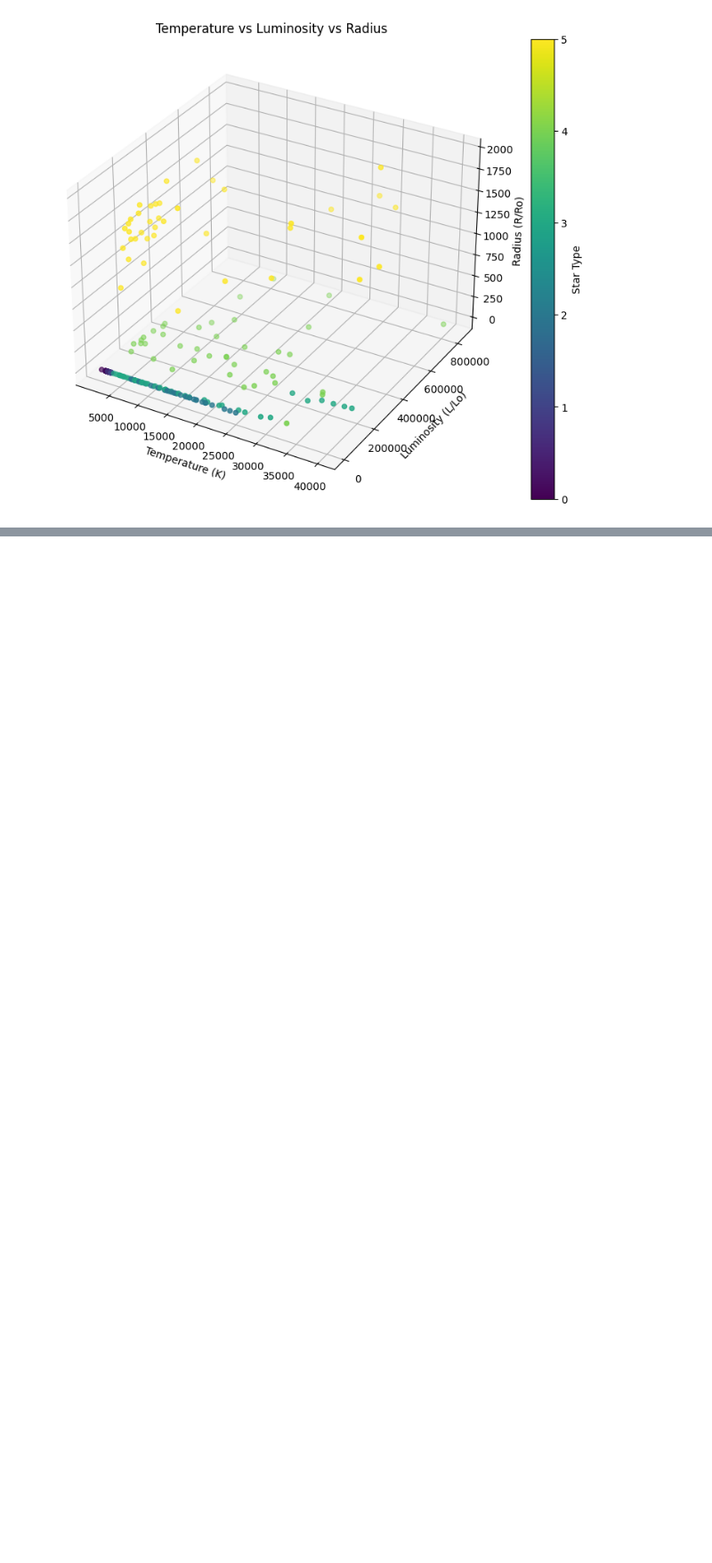
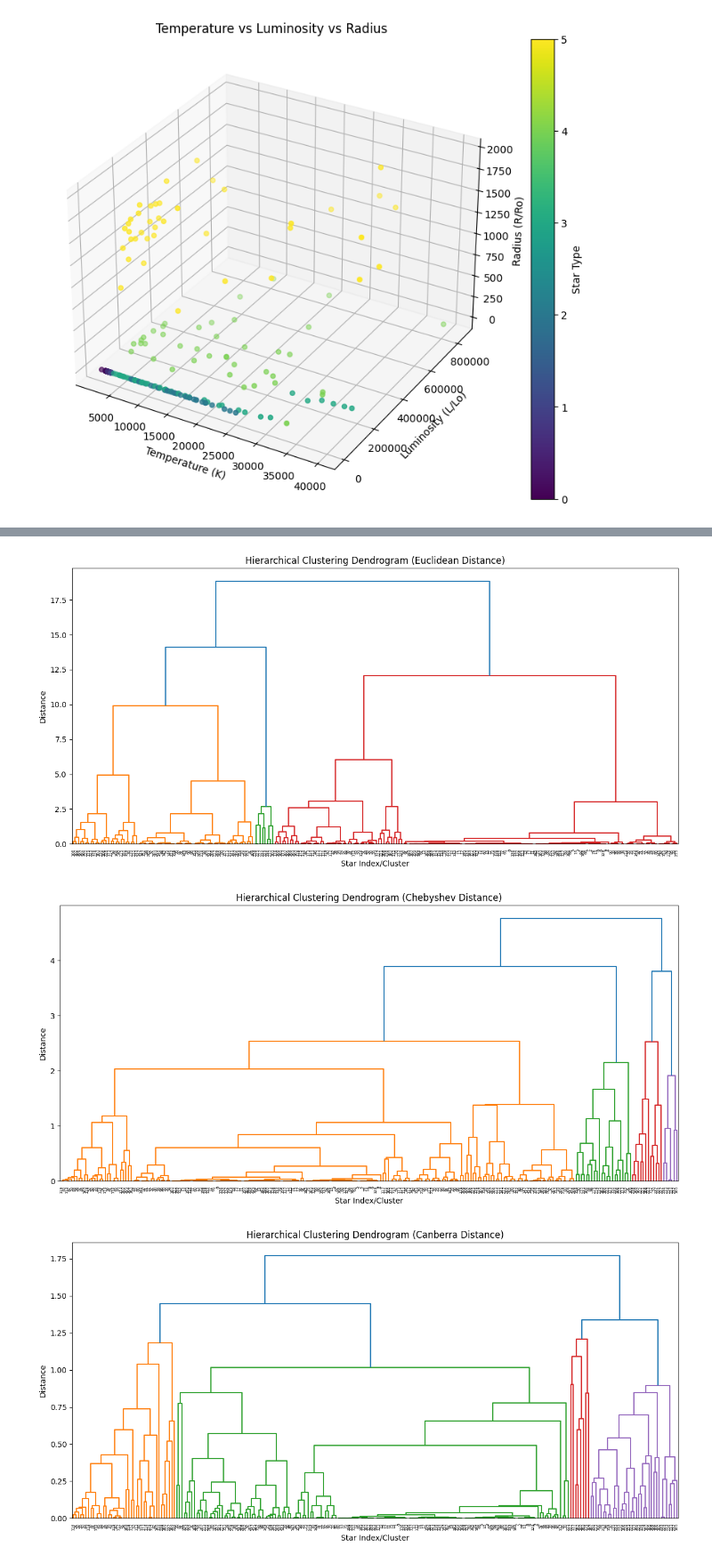
Before and after one commit to Haripritamreddy/EDA, a Jupyter notebook: EDA.ipynb, the cells around one changed output, grey strips where cells are left out. Shown at 89% size. Drawn from its saved outputs; the diff is of its cells as text; code cells hidden in the pictures; blank space fills up the shorter version.

```diff
--- a/EDA.ipynb
+++ b/EDA.ipynb
@@ -258,0 +335,70 @@ plt.show()
+# %%
+import pandas as pd
+import numpy as np
+import matplotlib.pyplot as plt
+from scipy.cluster.hierarchy import dendrogram, linkage
+from sklearn.preprocessing import StandardScaler
+
+features_for_clustering = ['Temperature (K)', 'Luminosity(L/Lo)']
+X = df[features_for_clustering]
+
+# Scale the features
+scaler = StandardScaler()
+X_scaled = scaler.fit_transform(X)
+
+# Euclidean Distance
+linked_euclidean = linkage(X_scaled, method='ward', metric='euclidean')
+plt.figure(figsize=(12, 6))
+dendrogram(linked_euclidean, orientation='top', labels=df.index, distance_sort='descending', show_leaf_counts=True)
+plt.title('Hierarchical Clustering Dendrogram (Euclidean Distance)')
+plt.xlabel('Star Index/Cluster')
+plt.ylabel('Distance')
+plt.tight_layout()
+plt.show()
+
+
+# # Manhattan Distance
+# linked_manhattan = linkage(X_scaled, method='average', metric='manhattan')
+# plt.figure(figsize=(12, 6))
+# dendrogram(linked_manhattan, orientation='top', labels=df.index, distance_sort='descending', show_leaf_counts=True)
+# plt.title('Hierarchical Clustering Dendrogram (Manhattan Distance)')
+# plt.xlabel('Star Index/Cluster')
+# plt.ylabel('Distance')
+# plt.tight_layout()
+# plt.show()
+
+# Chebyshev Distance (Maximum Distance)
+linked_chebyshev = linkage(X_scaled, method='complete', metric='chebyshev')
+plt.figure(figsize=(12, 6))
+dendrogram(linked_chebyshev, orientation='top', labels=df.index, distance_sort='descending', show_leaf_counts=True)
+plt.title('Hierarchical Clustering Dendrogram (Chebyshev Distance)')
+plt.xlabel('Star Index/Cluster')
+plt.ylabel('Distance')
+plt.tight_layout()
+plt.show()
+
+
+# Canberra Distance
+linked_canberra = linkage(X_scaled, method='average', metric='canberra')
+plt.figure(figsize=(12, 6))
+dendrogram(linked_canberra, orientation='top', labels=df.index, distance_sort='descending', show_leaf_counts=True)
+plt.title('Hierarchical Clustering Dendrogram (Canberra Distance)')
+plt.xlabel('Star Index/Cluster')
+plt.ylabel('Distance')
+plt.tight_layout()
+plt.show()
+
+
+# Minkowski Distance
+linked_minkowski = linkage(X_scaled, method='average', metric='minkowski') # p=3 here, adjust as needed
+plt.figure(figsize=(12, 6))
+dendrogram(linked_minkowski, orientation='top', labels=df.index, distance_sort='descending', show_leaf_counts=True)
+plt.title('Hierarchical Clustering Dendrogram (Minkowski Distance, p=3)')  # Indicate the p-value
+plt.xlabel('Star Index/Cluster')
+plt.ylabel('Distance')
+plt.tight_layout()
+plt.show()
+# %% [output]
+[figure, added]
+[figure, added]
+[figure, added]
```
Also changed, not shown: parts of 6 cells of this notebook.
